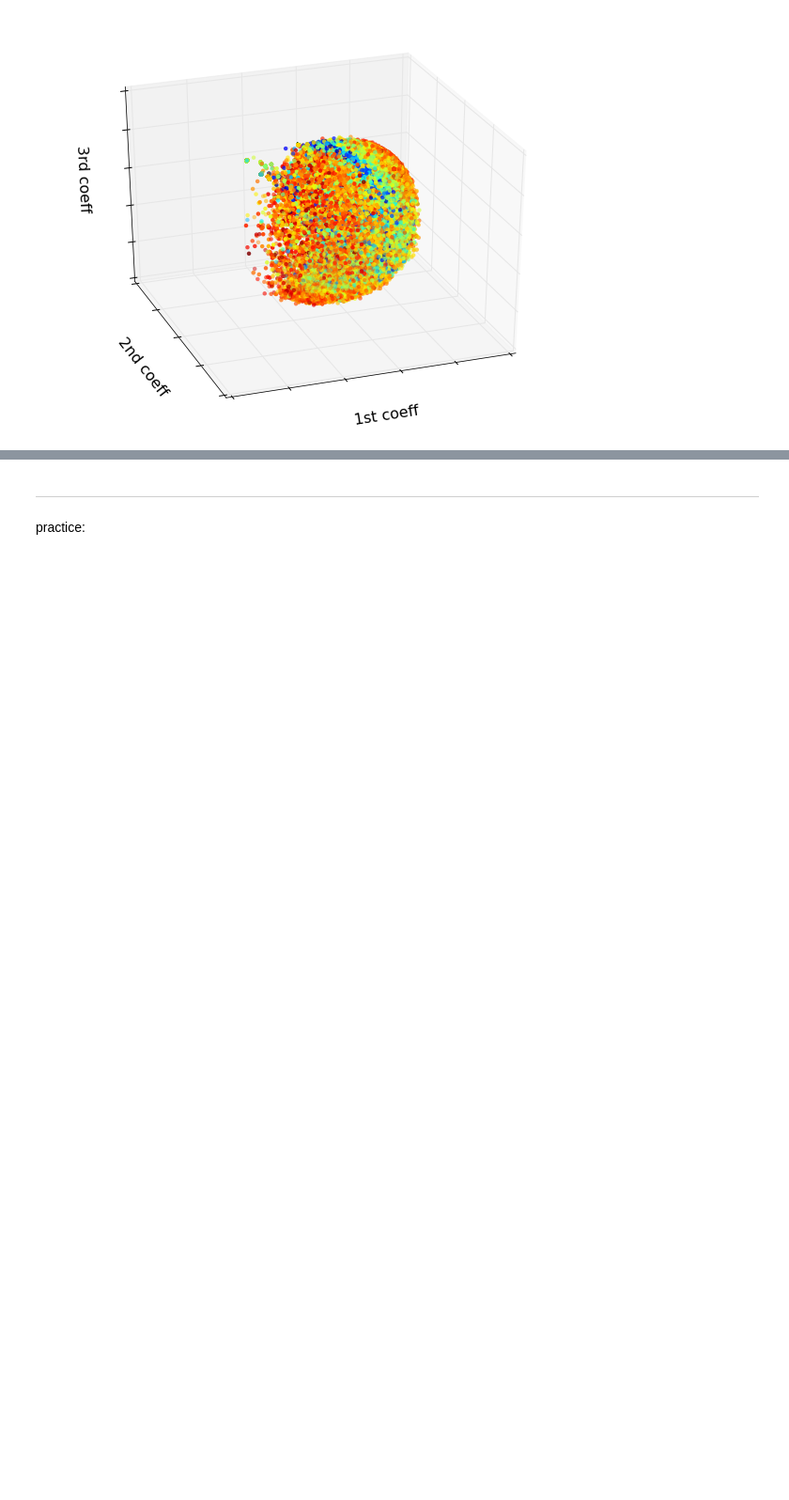
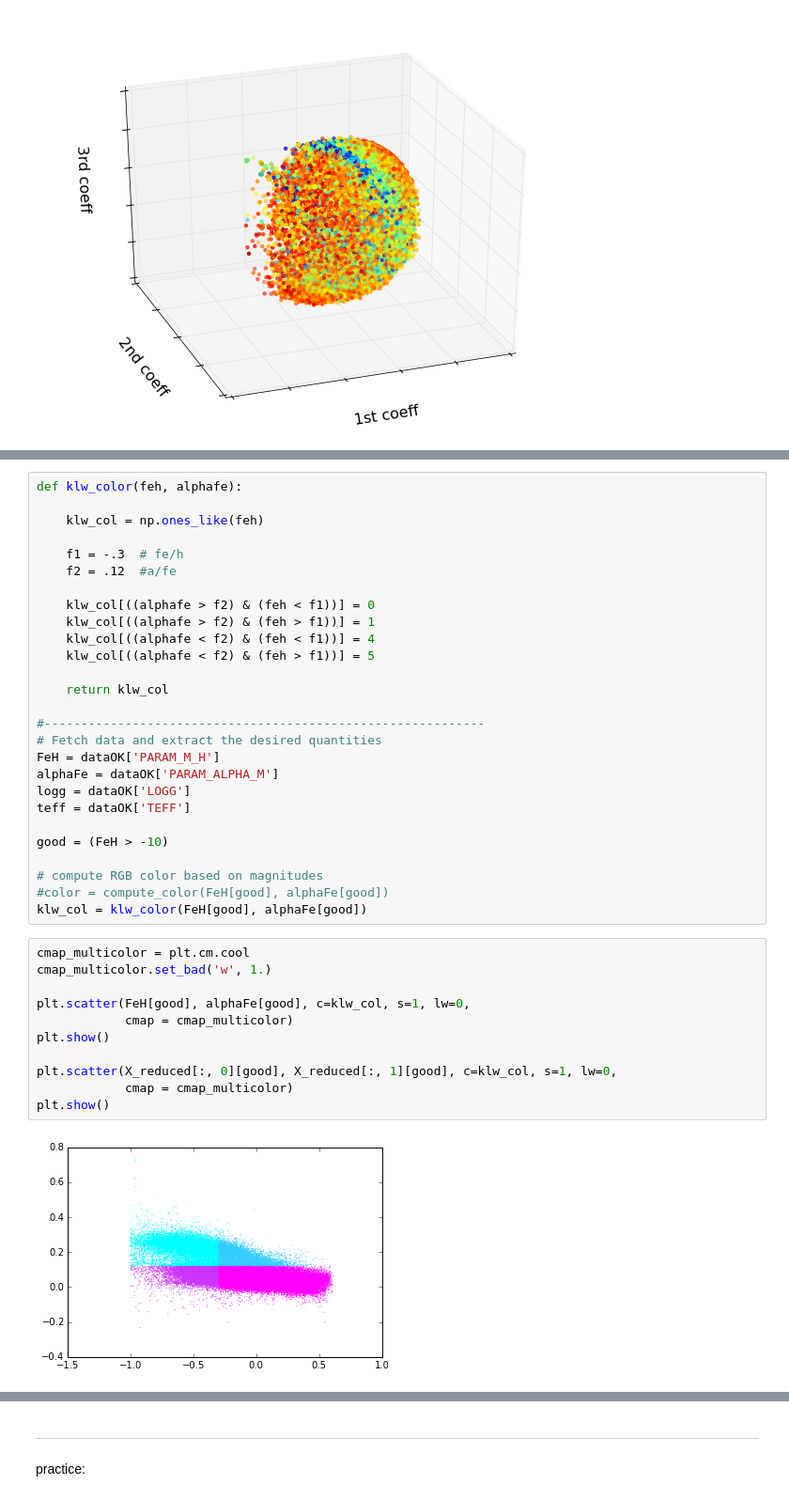
Before and after one commit to 2015ASTR511/EXD, a Jupyter notebook: apogee_pca.ipynb, the cells around one changed output, grey strips where cells are left out. Shown at 94% size. Saved outputs shown, nothing was run; the diff lists cells and outputs as text; blank space fills up the shorter version.

```diff
--- a/apogee_pca.ipynb
+++ b/apogee_pca.ipynb
@@ -530,0 +436,40 @@ plt.show()
+# %%
+def klw_color(feh, alphafe):
+
+    klw_col = np.ones_like(feh)
+
+    f1 = -.3  # fe/h
+    f2 = .12  #a/fe
+
+    klw_col[((alphafe > f2) & (feh < f1))] = 0
+    klw_col[((alphafe > f2) & (feh > f1))] = 1
+    klw_col[((alphafe < f2) & (feh < f1))] = 4
+    klw_col[((alphafe < f2) & (feh > f1))] = 5
+
+    return klw_col
+
+#------------------------------------------------------------
+# Fetch data and extract the desired quantities
+FeH = dataOK['PARAM_M_H']
+alphaFe = dataOK['PARAM_ALPHA_M']
+logg = dataOK['LOGG']
+teff = dataOK['TEFF']
+
+good = (FeH > -10)
+
+# compute RGB color based on magnitudes
+#color = compute_color(FeH[good], alphaFe[good])
+klw_col = klw_color(FeH[good], alphaFe[good])
+# %%
+cmap_multicolor = plt.cm.cool
+cmap_multicolor.set_bad('w', 1.)
+
+plt.scatter(FeH[good], alphaFe[good], c=klw_col, s=1, lw=0,
+            cmap = cmap_multicolor)
+plt.show()
+
+plt.scatter(X_reduced[:, 0][good], X_reduced[:, 1][good], c=klw_col, s=1, lw=0,
+            cmap = cmap_multicolor)
+plt.show()
+# %% [output]
+[figure, added]
```
Also changed, not shown: parts of 11 cells of this notebook.
